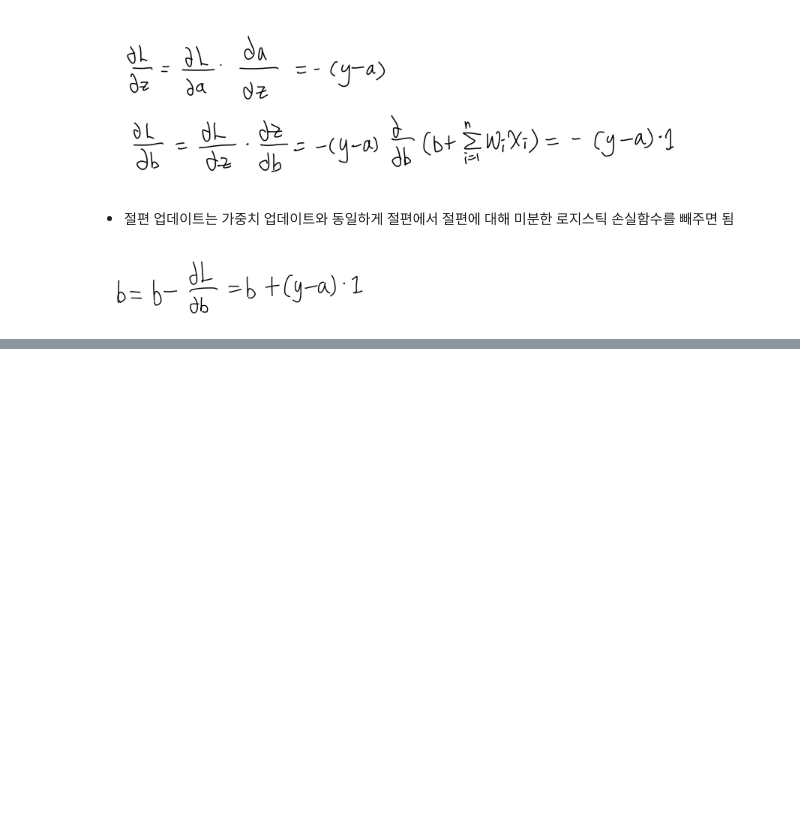
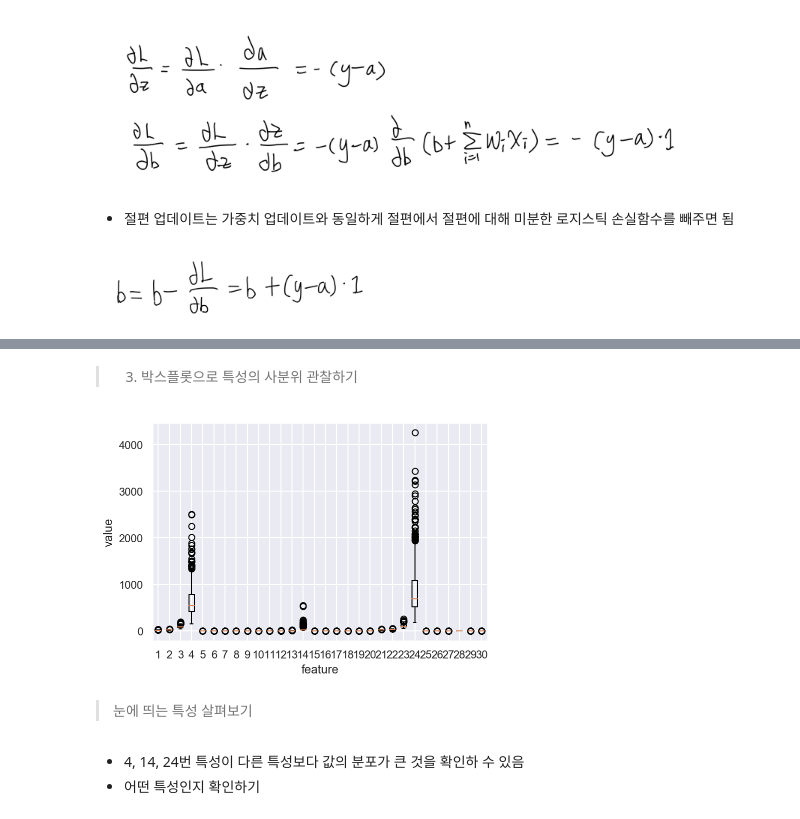
Before and after one commit to p5653ceb/eunice1204, a Jupyter notebook: 04.분류하는_뉴런을_만듭니다_이진분류.ipynb, the cells around one changed output, grey strips where cells are left out. Cells and saved outputs as stored; diff of their text form; code cells hidden in the pictures; blank space fills up the shorter version.

```diff
--- a/04.분류하는_뉴런을_만듭니다_이진분류.ipynb
+++ b/04.분류하는_뉴런을_만듭니다_이진분류.ipynb
@@ -210,0 +238,3 @@ Image("./image/절편업데이트.png", width=300)
+# %%
+from sklearn.datasets import load_breast_cancer
+cancer = load_breast_cancer()
@@ -210,0 +295,15 @@ Image("./image/절편업데이트.png", width=300)
+# %% [markdown]
+> 3. 박스플롯으로 특성의 사분위 관찰하기
+# %%
+import matplotlib.pyplot as plt
+plt.boxplot(cancer.data)
+plt.xlabel('feature')
+plt.ylabel('value')
+plt.show();
+# %% [output]
+[figure, added]
+# %% [markdown]
+> 눈에 띄는 특성 살펴보기
+# %% [markdown]
+- 4, 14, 24번 특성이 다른 특성보다 값의 분포가 큰 것을 확인하 수 있음
+- 어떤 특성인지 확인하기
```
Also changed, not shown: parts of 98 cells of this notebook.
